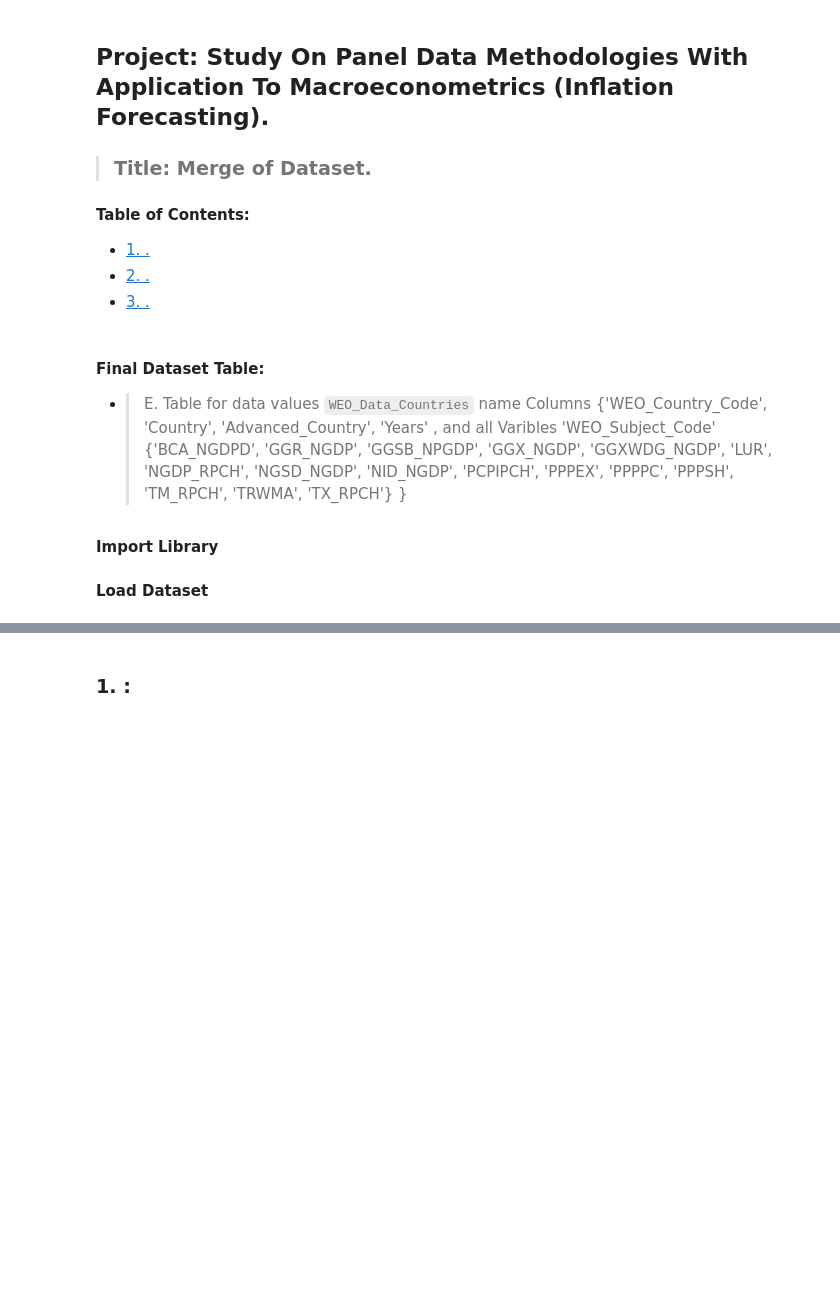
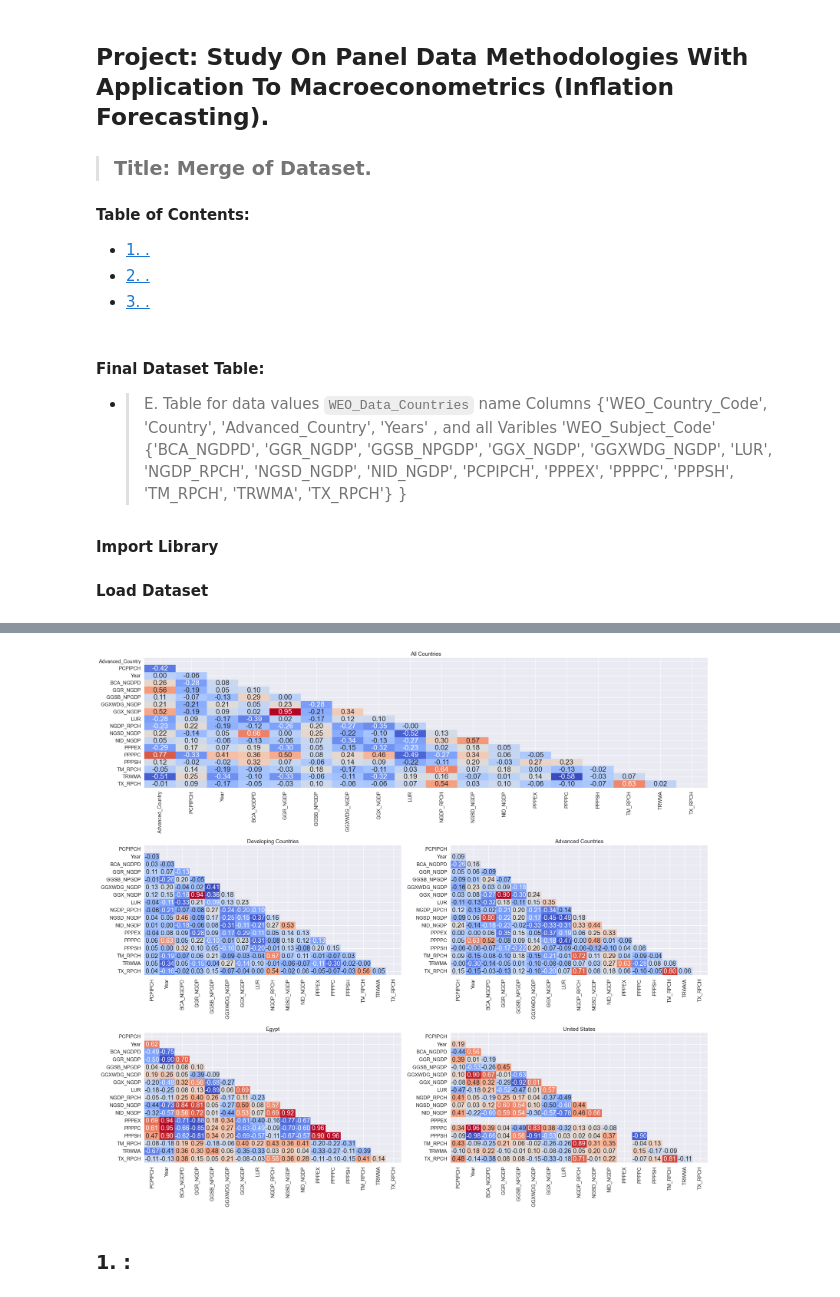
Before and after one commit to MohamedataS/Inflation-Forecasting-PanelModels, a Jupyter notebook: 07-Models_Panel_Data/01-Models.ipynb, the cells around one changed output, grey strips where cells are left out. Cells and saved outputs as stored; diff of their text form; code cells hidden in the pictures; blank space fills up the shorter version.

```diff
--- a/07-Models_Panel_Data/01-Models.ipynb
+++ b/07-Models_Panel_Data/01-Models.ipynb
@@ -316,0 +88,9 @@ MultiIndex([(0, 2001),
+# %%
+#df = df[[col for col in df.columns if col != "PCPIPCH"]+["PCPIPCH"] ]
+
+cols = list(df.columns)
+cols.remove('PCPIPCH')
+cols.insert(2, 'PCPIPCH')
+df = df[cols]
+
+df.head()
@@ -317,3 +104,48 @@ MultiIndex([(0, 2001),
+# %%
+import numpy as np
+import seaborn as sns
+import matplotlib.pyplot as plt
+from matplotlib.gridspec import GridSpec
+
+# Compute correlation matrices
+corr_all = df.drop(columns=["Country"]).corr("spearman")
+corr_dev = df[df["Advanced_Country"] == 0].drop(columns=["Country", "Advanced_Country"]).corr()
+corr_adv = df[df["Advanced_Country"] == 1].drop(columns=["Country", "Advanced_Country"]).corr()
+corr_egy = df[df["Country"] == "Egypt"].drop(columns=["Country", "Advanced_Country"]).corr()
+corr_usa = df[df["Country"] == "United States"].drop(columns=["Country", "Advanced_Country"]).corr()
+
+# List of matrices with titles
+matrices = [
+    ("All Countries", corr_all),
+    ("Developing Countries", corr_dev),
+    ("Advanced Countries", corr_adv),
+    ("Egypt", corr_egy),
+    ("United States", corr_usa)
+]
+
+# Create figure and gridspec: 3 rows, 2 columns
+fig = plt.figure(figsize=(23, 21))
+gs = GridSpec(3, 2, figure=fig)
+
+# First heatmap takes full width (row 0, all columns)
+ax1 = fig.add_subplot(gs[0, :])
+mask = np.triu(np.ones_like(matrices[0][1], dtype=bool))
+sns.heatmap(matrices[0][1], mask=mask, annot=True, fmt=".2f", cmap="coolwarm", cbar=False, annot_kws={"size": 19}, ax=ax1)
+ax1.set_title(matrices[0][0])
+
+# Plot remaining 4 heatmaps in a 2x2 grid (rows 1 and 2, cols 0 and 1)
+for i, (title, matrix) in enumerate(matrices[1:], start=1):
+    row = 1 + (i - 1) // 2  # row 1 or 2
+    col = (i - 1) % 2       # col 0 or 1
+    ax = fig.add_subplot(gs[row, col])
+    mask = np.triu(np.ones_like(matrix, dtype=bool))
+    sns.heatmap(matrix, mask=mask, annot=True, fmt=".2f", cmap="coolwarm", cbar=False, annot_kws={"size": 17}, ax=ax)
+    ax.set_title(title)
+
+plt.tight_layout()
+plt.show()
+# %% [output]
+[figure, added]
 # %% [markdown]
 <a id='1'></a>
 
```
Also changed, not shown: parts of 32 cells of this notebook, 4 other files.
